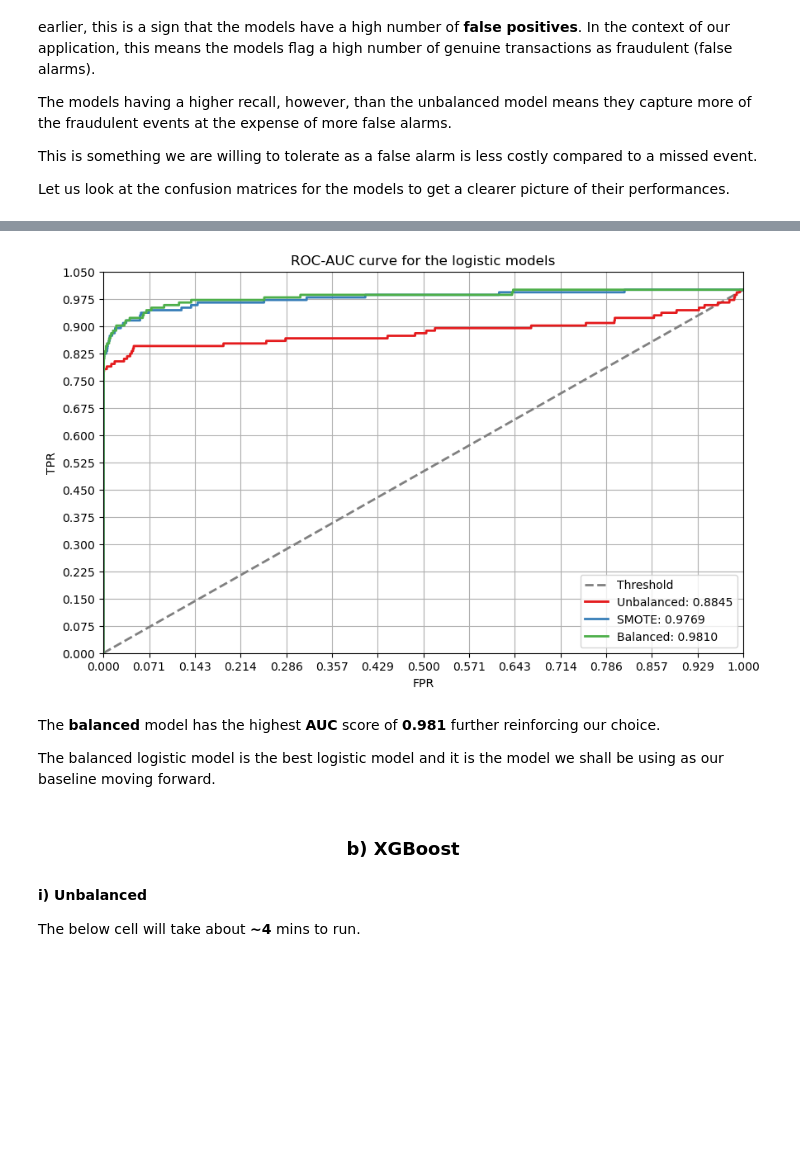
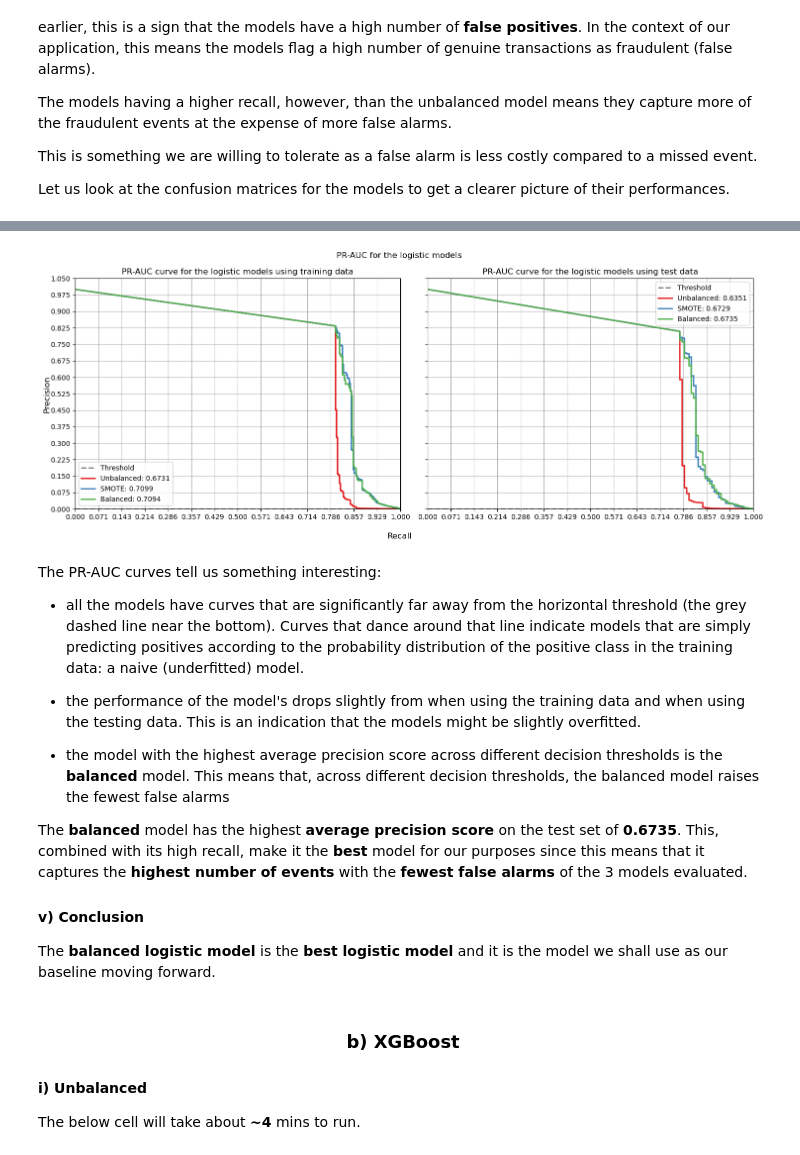
Before and after one commit to NgundoMuithya/Kaggle_Credit_Card_Fraud_Detection, a Jupyter notebook: notebook.ipynb, the cells around one changed output, grey strips where cells are left out. Drawn from its saved outputs; the diff is of its cells as text; code cells hidden in the pictures; blank space fills up the shorter version.

```diff
--- a/notebook.ipynb
+++ b/notebook.ipynb
@@ -730,33 +733,59 @@ Finally, let us take a look at the **PR-AUC curve** for the models.
 # %%
 from sklearn.metrics import precision_recall_curve, average_precision_score
 
 colors = sns.color_palette('Set1', n_colors=len(models))
-prevalence = y_test.sum() / len(y_test)
+prevalence = y_train.sum() / len(y_train)
+features_list = [X_train_scaled, X_test_scaled]
+labels_list = [y_train, y_test]
+data_labels = ['training', 'test']
 
-fig, ax = plt.subplots(figsize=(10, 6))
-ax.set_xlabel('Recall')
-ax.set_ylabel('Precision')
-ax.set_title("PR-AUC curve for the logistic models")
-ax.axhline(y=prevalence, linestyle='--', linewidth=2, color='grey', label="Threshold")
-ax.grid(True)
-ax.set_xticks(np.linspace(0, 1, 15))
-ax.set_yticks(np.linspace(0, 1.05, 15))
-ax.set_xlim(0, 1)
-ax.set_ylim(0, 1.05)
+def plot_PR_AUC_curves(model_name, models, colors=colors, prevalence=prevalence, features_list=features_list, labels_list=labels_list, data_labels=data_labels, names=names):
+    '''
+    Function to plot the PR_AUC curve. Created to avoid redundacy when plotting the curves for later model families.
+    Simply provide the model family name as a string using the `model_name` parameter and the list with the models in `models`.
+    '''
+    fig, axs = plt.subplots(ncols=2, figsize=(15, 6), sharex=True, sharey=True)
+    for i, ax in enumerate(axs.flatten()):
+        features = features_list[i]
+        labels = labels_list[i]
+        ax.set_title(f"PR-AUC curve for the {model_name} models using {data_labels[i]} data")
+        ax.axhline(y=prevalence, linestyle='--', linewidth=2, color='grey', label="Threshold")
+        ax.grid(True)
+        ax.set_xticks(np.linspace(0, 1, 15))
+        ax.set_yticks(np.linspace(0, 1.05, 15))
+        ax.set_xlim(0, 1)
+        ax.set_ylim(0, 1.05)
 
-for i, model in enumerate(models):
-    y_scores = model.predict_proba(X_test_scaled)[:, 1]
-    precision, recall, thresholds = precision_recall_curve(y_test, y_scores)
-    ax.plot(recall, precision, color=colors[i], linewidth=2, label=f"{names[i]}: {average_precision_score(y_test, y_scores):.4f}")
+        for j, model in enumerate(models):
+            y_scores = model.predict_proba(features)[:, 1]
+            precision, recall, thresholds = precision_recall_curve(labels, y_scores)
+            ax.plot(recall, precision, color=colors[j], linewidth=2, label=f"{names[j]}: {average_precision_score(labels, y_scores):.4f}")
 
-ax.legend()
-plt.show()
+        ax.legend()
+
+    fig.suptitle(f"PR-AUC for the {model_name} models")
+    fig.supxlabel('Recall')
+    fig.supylabel('Precision')
+    plt.tight_layout()
+    plt.show()
+
+plot_PR_AUC_curves('logistic', logreg_models)
 # %% [output]
-[figure, old version]
+[figure, new version]
 # %% [markdown]
-The **balanced** model has the highest **AUC** score of **0.981** further reinforcing our choice.
+The PR-AUC curves tell us something interesting:
 
-The balanced logistic model is the best logistic model and it is the model we shall be using as our baseline moving forward.
+* all the models have curves that are significantly far away from the horizontal threshold (the grey dashed line near the bottom). Curves that dance around that line indicate models that are simply predicting positives according to the probability distribution of the positive class in the training data: a naive (underfitted) model.
+
+* the performance of the model's drops slightly from when using the training data and when using the testing data. This is an indication that the models might be slightly overfitted.
+
+* the model with the highest average precision score across different decision thresholds is the **balanced** model. This means that, across different decision thresholds, the balanced model raises the fewest false alarms
+
+The **balanced** model has the highest **average precision score** on the test set of **0.6735**. This, combined with its high recall, make it the **best** model for our purposes since this means that it captures the **highest number of events** with the **fewest false alarms** of the 3 models evaluated.
+
+#### v) Conclusion
+
+The **balanced logistic model** is the **best logistic model** and it is the model we shall use as our baseline moving forward.
 # %%
 best_logistic_model = best_balanced_logreg_model
 # %% [markdown]
```
Also changed, not shown: parts of 16 cells of this notebook.
